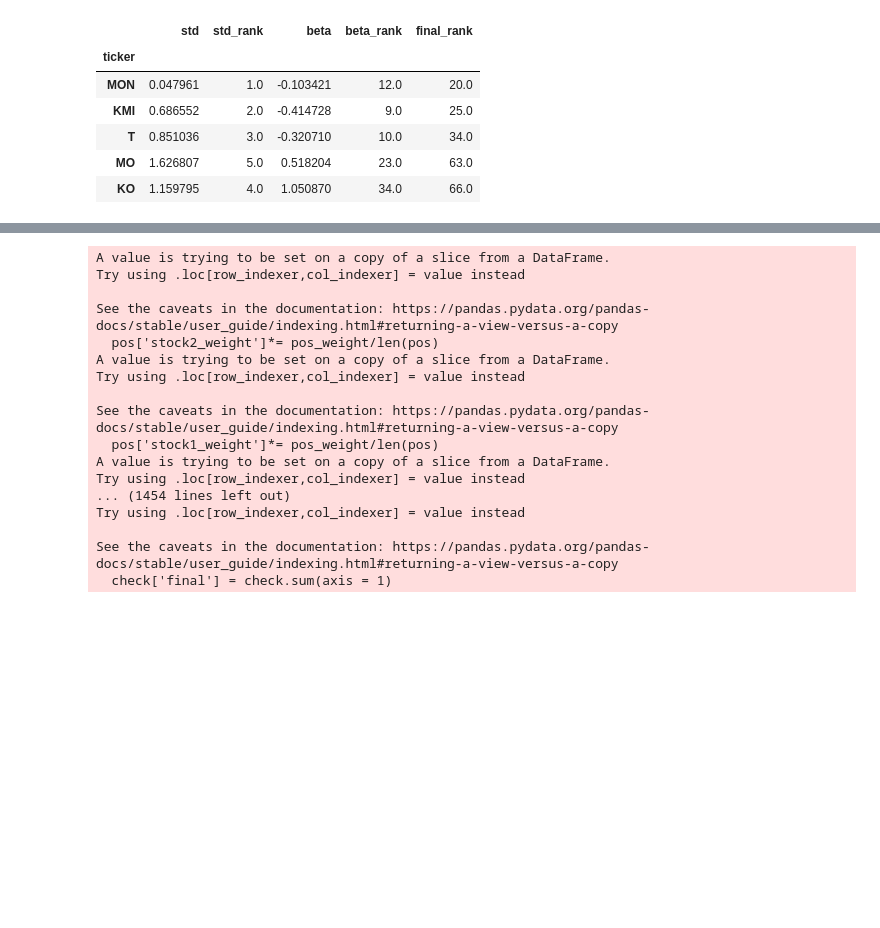
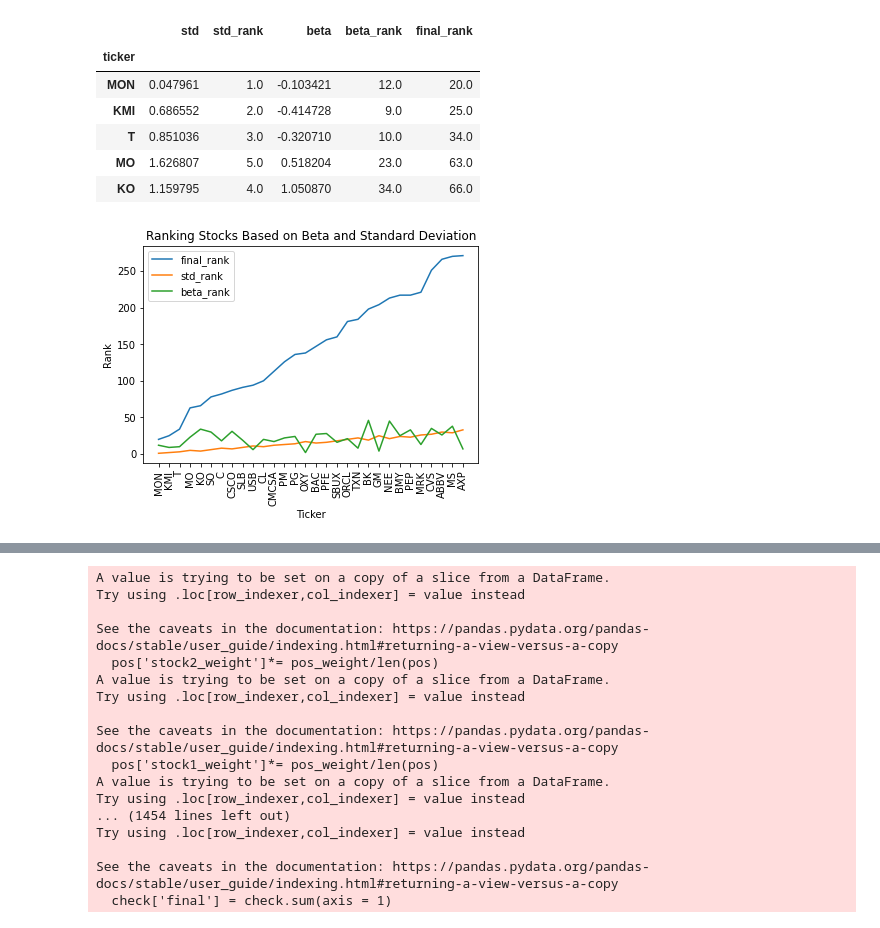
Before and after one commit to JackyXuuu/Portfolio-Maker---Safe-, a Jupyter notebook: Team_4_Assignment.ipynb, the cells around one changed output, grey strips where cells are left out. Cells and saved outputs as stored; diff of their text form; code cells hidden in the pictures; blank space fills up the shorter version.

```diff
--- a/Team_4_Assignment.ipynb
+++ b/Team_4_Assignment.ipynb
@@ -44,7 +37,7 @@ def get_ticker_info(i):
         # extract the market, average daily volume from 2021-07-02 to 2021-10-22 and closing price on 2021-11-26
         market =  i.info['market']
         avg_daily_volume = i.history(start = "2021-07-02", end = "2021-10-22" ,interval='1d')['Volume'].mean()
-        price1126 = i.history(start = '2021-11-24', end = '2021-11-25',interval='1d')['Close'][0]
+        price1126 = i.history(start = '2021-11-26', end = '2021-11-27',interval='1d')['Close'][0]
         # return a list with the information
         return [ticker_name,market,avg_daily_volume,price1126]
     except:
@@ -352,3 +364,23 @@ std_beta_rank.head()
 | T | 0.851036 | 3.0 | -0.320710 | 10.0 | 34.0 |
 | MO | 1.626807 | 5.0 | 0.518204 | 23.0 | 63.0 |
 | KO | 1.159795 | 4.0 | 1.050870 | 34.0 | 66.0 |
+# %%
+# Plot the data
+plt.plot(std_beta_rank.index, std_beta_rank.final_rank, label = 'final_rank')
+plt.plot(std_beta_rank.index, std_beta_rank.std_rank, label = 'std_rank')
+plt.plot(std_beta_rank.index, std_beta_rank.beta_rank, label = 'beta_rank')
+
+#Define label
+plt.title('Ranking Stocks Based on Beta and Standard Deviation')
+plt.xlabel('Ticker')
+plt.ylabel('Rank')
+
+# Create legend
+plt.legend(loc='best')
+
+# Rotate x-axes by 90 degrees
+plt.xticks(rotation=90)
+
+plt.show()
+# %% [output]
+[figure, added]
```
Also changed, not shown: parts of 26 cells of this notebook.
